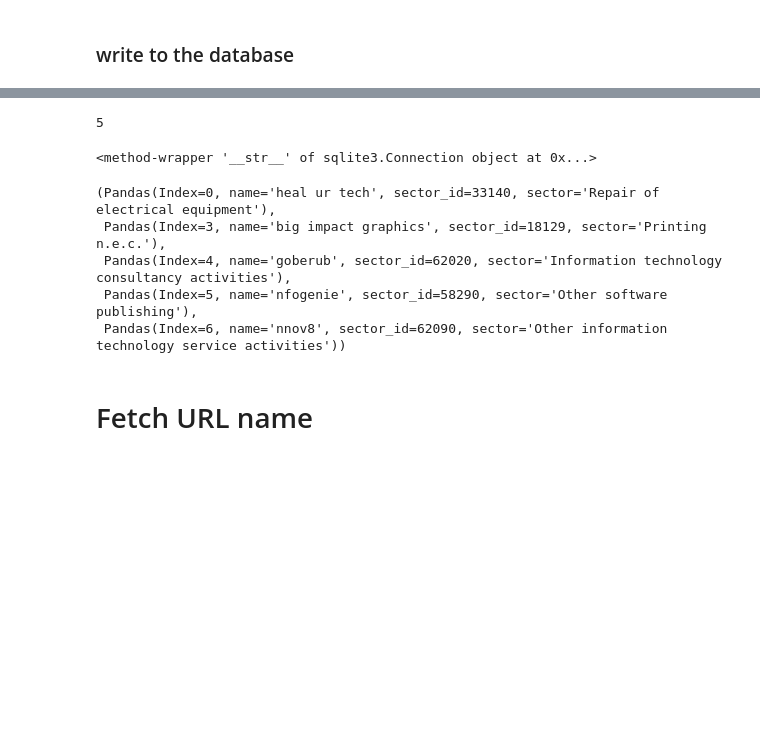
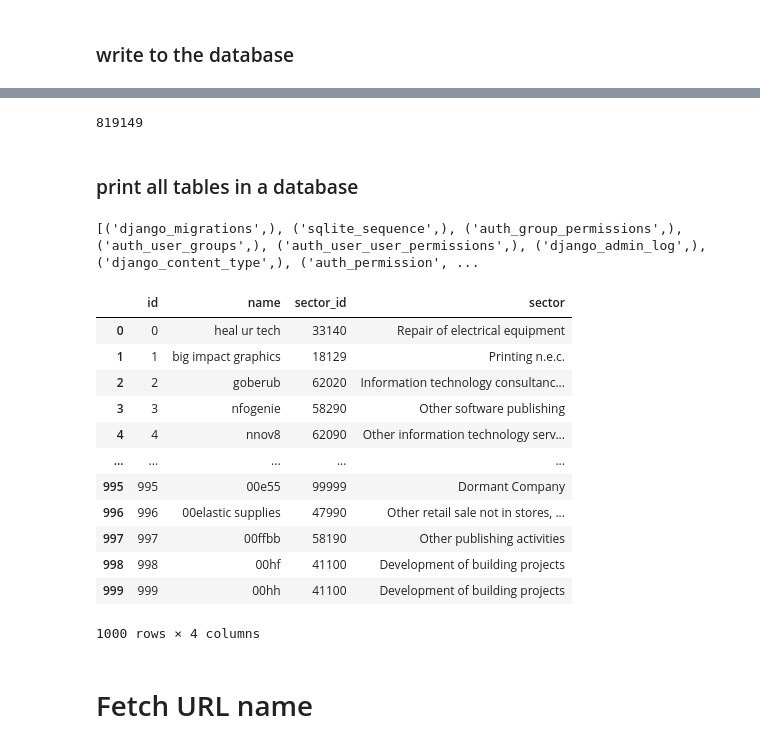
Before and after one commit to janekzimoch/similar_company_finder, a Jupyter notebook: explore_company_dataset.ipynb, the cells around one changed output, grey strips where cells are left out. Cells and saved outputs as stored; diff of their text form; code cells hidden in the pictures; blank space fills up the shorter version.

Commit message:
connected database to the userinterface

```diff
--- a/explore_company_dataset.ipynb
+++ b/explore_company_dataset.ipynb
@@ -80,19 +58,39 @@ curs.fetchall()
 # %%
-df[:5].to_sql('Companies', con, if_exists='replace', index=False) # writes to file
+df.to_sql('Companies', con, if_exists='replace', index=False) # writes to file
 # %% [output]
-5
+819149
-# %%
-con.__str__
-# %% [output]
-<method-wrapper '__str__' of sqlite3.Connection object at 0x...>
-# %%
-data
-# %% [output]
-(Pandas(Index=0, name='heal ur tech', sector_id=33140, sector='Repair of electrical equipment'),
- Pandas(Index=3, name='big impact graphics', sector_id=18129, sector='Printing n.e.c.'),
- Pandas(Index=4, name='goberub', sector_id=62020, sector='Information technology consultancy activities'),
- Pandas(Index=5, name='nfogenie', sector_id=58290, sector='Other software publishing'),
- Pandas(Index=6, name='nnov8', sector_id=62090, sector='Other information technology service activities'))
+# %% [markdown]
+### print all tables in a database
+# %%
+db_path = './db.sqlite3'
+con = db.connect(db_path)
+cursor = con.cursor()
+cursor.execute("SELECT name FROM sqlite_master WHERE type='table';")
+print(cursor.fetchall())
+# %% [output]
+[('django_migrations',), ('sqlite_sequence',), ('auth_group_permissions',), ('auth_user_groups',), ('auth_user_user_permissions',), ('django_admin_log',), ('django_content_type',), ('auth_permission', ...
+# %%
+# # standard way
+# for row in cursor.execute("SELECT * FROM Companies"):
+#     print(row)
+
+# using pandas
+df_read = pd.read_sql_query("SELECT * FROM Companies limit 1000", con)
+df_read
+# %% [output]
+|  | id | name | sector_id | sector |
+| 0 | 0 | heal ur tech | 33140 | Repair of electrical equipment |
+| 1 | 1 | big impact graphics | 18129 | Printing n.e.c. |
+| 2 | 2 | goberub | 62020 | Information technology consultanc... |
+| 3 | 3 | nfogenie | 58290 | Other software publishing |
+| 4 | 4 | nnov8 | 62090 | Other information technology serv... |
+| ... | ... | ... | ... | ... |
+| 995 | 995 | 00e55 | 99999 | Dormant Company |
+| 996 | 996 | 00elastic supplies | 47990 | Other retail sale not in stores, ... |
+| 997 | 997 | 00ffbb | 58190 | Other publishing activities |
+| 998 | 998 | 00hf | 41100 | Development of building projects |
+| 999 | 999 | 00hh | 41100 | Development of building projects |
+1000 rows × 4 columns
 # %% [markdown]
 # Fetch URL name
 # %% [markdown]
```
Also changed, not shown: parts of 9 cells of this notebook, 5 other files.
